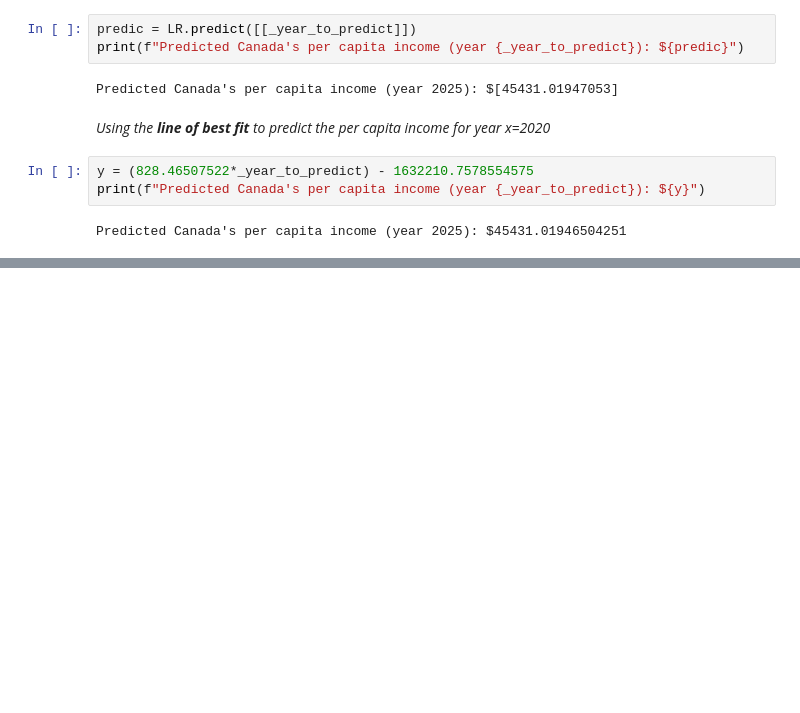
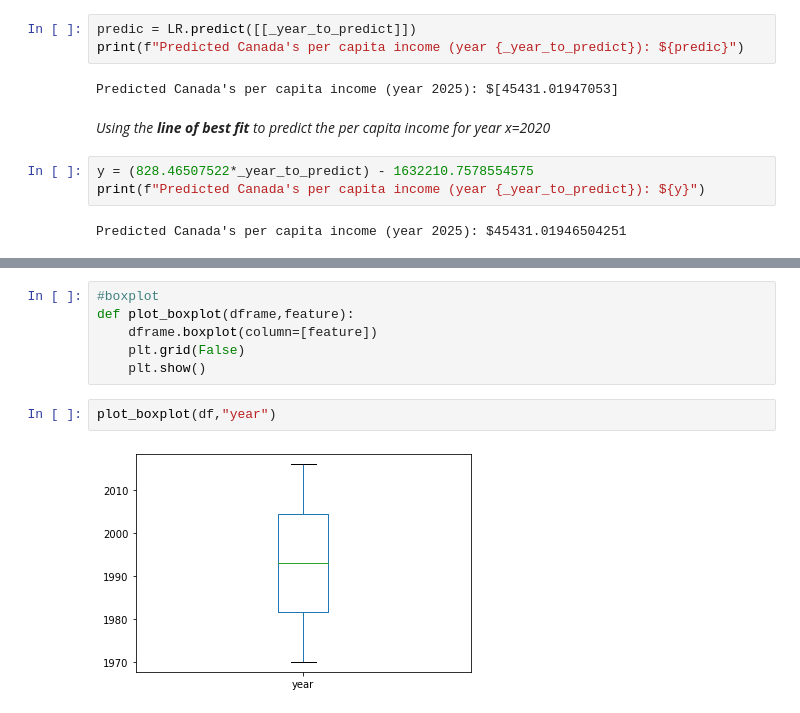
Before and after one commit to djkurt-dev/linear-regression-es209, a Jupyter notebook: pit-predict-canada-pci.ipynb, the cells around one changed output, grey strips where cells are left out. Saved outputs shown, nothing was run; the diff lists cells and outputs as text; blank space fills up the shorter version.

```diff
--- a/pit-predict-canada-pci.ipynb
+++ b/pit-predict-canada-pci.ipynb
@@ -149,0 +171,10 @@ Predicted Canada's per capita income (year 2025): $45431.01946504251
+# %%
+#boxplot
+def plot_boxplot(dframe,feature):
+    dframe.boxplot(column=[feature])
+    plt.grid(False)
+    plt.show()
+# %%
+plot_boxplot(df,"year")
+# %% [output]
+[figure, added]
```
Also changed, not shown: parts of 12 cells of this notebook.
